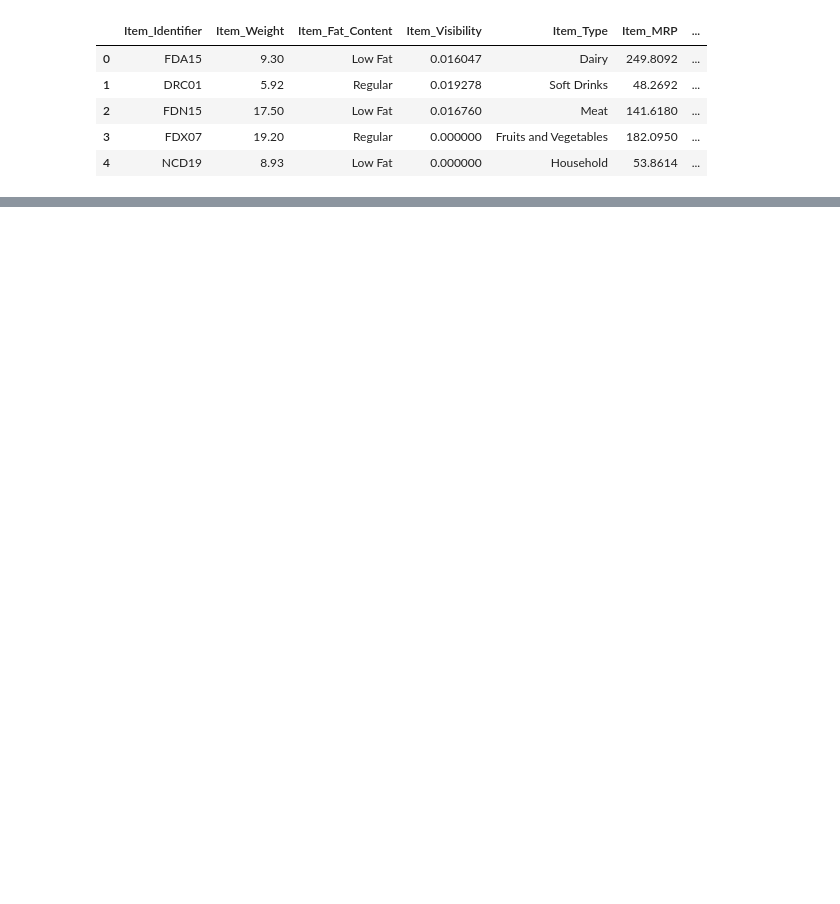
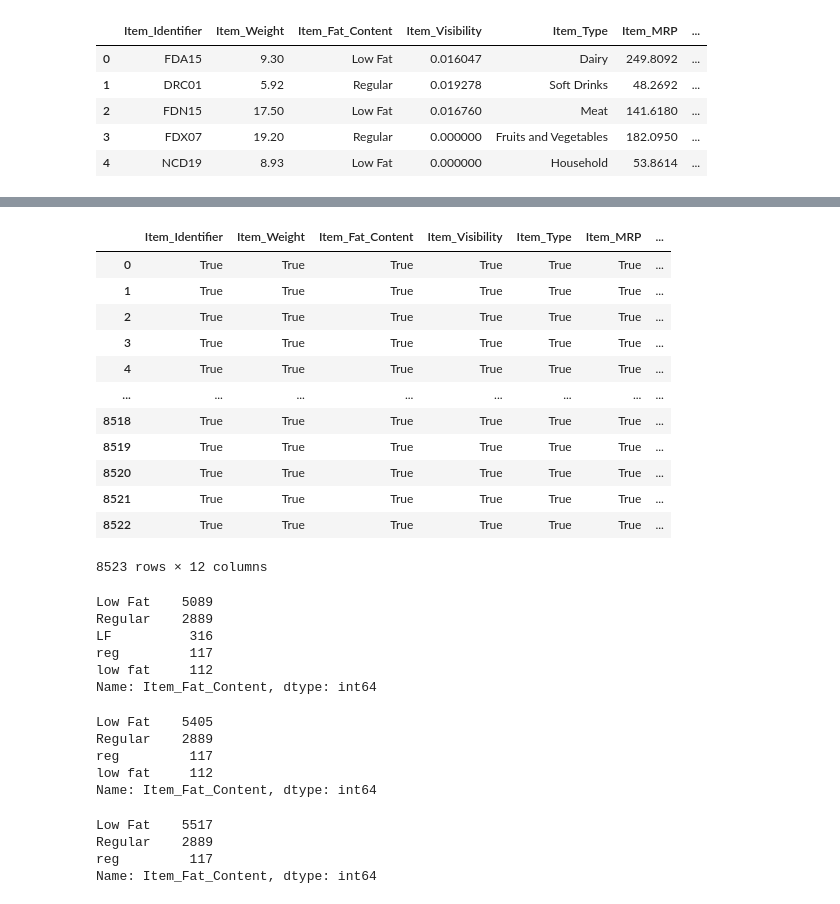
Before and after one commit to Metalface-code/Alex-Trimiew-s-Portfolio-, a Jupyter notebook: sales_predictions_csv.ipynb, the cells around one changed output, grey strips where cells are left out. Drawn from its saved outputs; the diff is of its cells as text; code cells hidden in the pictures; blank space fills up the shorter version.

```diff
--- a/sales_predictions_csv.ipynb
+++ b/sales_predictions_csv.ipynb
@@ -14,0 +95,45 @@ df.head()
+# %%
+from pandas._libs.hashtable import value_count
+# 6 Confirm that there are no missing values after addressing them
+df.notna()
+# %% [output]
+|  | Item_Identifier | Item_Weight | Item_Fat_Content | Item_Visibility | Item_Type | Item_MRP | ... |
+| 0 | True | True | True | True | True | True | ... |
+| 1 | True | True | True | True | True | True | ... |
+| 2 | True | True | True | True | True | True | ... |
+| 3 | True | True | True | True | True | True | ... |
+| 4 | True | True | True | True | True | True | ... |
+| ... | ... | ... | ... | ... | ... | ... | ... |
+| 8518 | True | True | True | True | True | True | ... |
+| 8519 | True | True | True | True | True | True | ... |
+| 8520 | True | True | True | True | True | True | ... |
+| 8521 | True | True | True | True | True | True | ... |
+| 8522 | True | True | True | True | True | True | ... |
+8523 rows × 12 columns
+# %%
+# 7 Find and fix any inconsistent categories of data (example: fix cat, Cat, and cats so that they are consistent)
+df['Item_Fat_Content'].value_counts()
+# %% [output]
+Low Fat    5089
+Regular    2889
+LF          316
+reg         117
+low fat     112
+Name: Item_Fat_Content, dtype: int64
+# %%
+df['Item_Fat_Content'] = df['Item_Fat_Content'].replace('LF' , 'Low Fat')
+df['Item_Fat_Content'].value_counts()
+# %% [output]
+Low Fat    5405
+Regular    2889
+reg         117
+low fat     112
+Name: Item_Fat_Content, dtype: int64
+# %%
+df['Item_Fat_Content'] = df['Item_Fat_Content'].replace('low fat' , 'Low Fat')
+df['Item_Fat_Content'].value_counts()
+# %% [output]
+Low Fat    5517
+Regular    2889
+reg         117
+Name: Item_Fat_Content, dtype: int64
```
Also changed, not shown: parts of 25 cells of this notebook.
